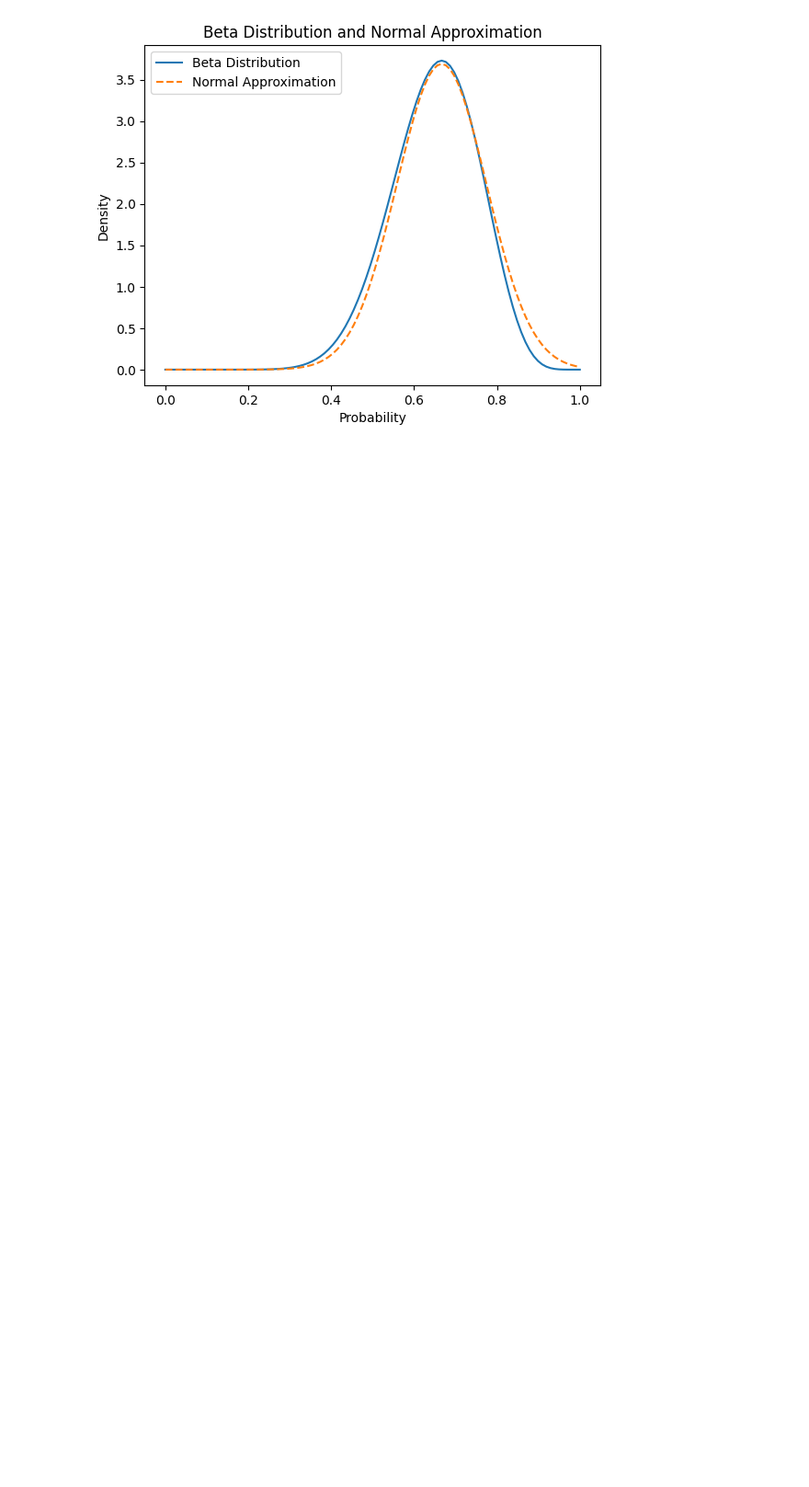
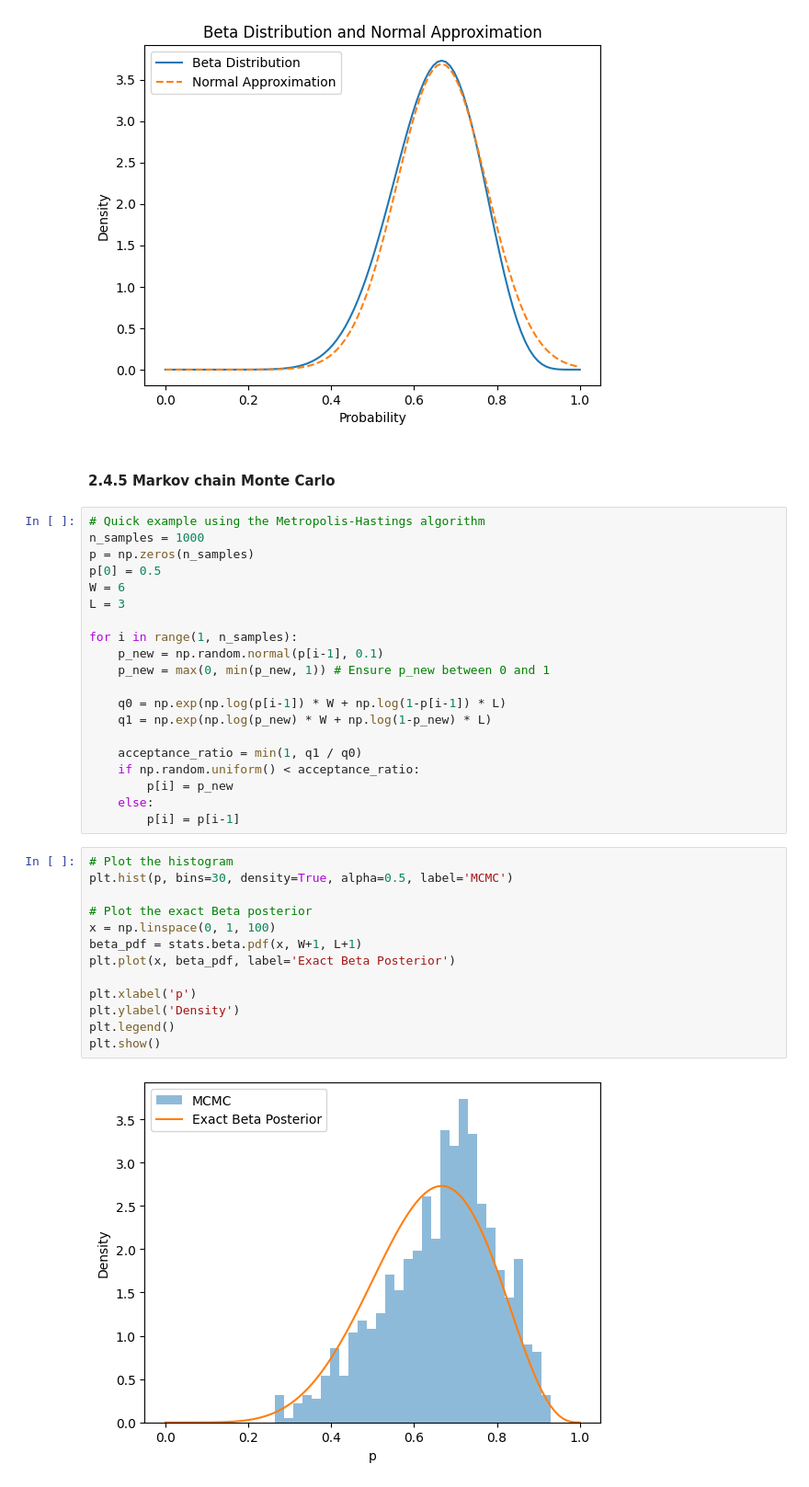
Before and after one commit to beckspark/statistical_rethinking_a_bayesian_course, a Jupyter notebook: notebooks/02_bayesian_analysis.ipynb, the cells around one changed output. Shown at 92% size. Cells and saved outputs as stored; diff of their text form; blank space fills up the shorter version.

Commit message:
Add 2.4.5 -- MCMC intro example.

```diff
--- a/notebooks/02_bayesian_analysis.ipynb
+++ b/notebooks/02_bayesian_analysis.ipynb
@@ -166,3 +166,40 @@ plt.title('Beta Distribution and Normal Approximation')
 plt.show()
 # %% [output]
 [figure]
+# %% [markdown]
+#### 2.4.5 Markov chain Monte Carlo
+# %%
+# Quick example using the Metropolis-Hastings algorithm
+n_samples = 1000
+p = np.zeros(n_samples)
+p[0] = 0.5
+W = 6
+L = 3
+
+for i in range(1, n_samples):
+    p_new = np.random.normal(p[i-1], 0.1)
+    p_new = max(0, min(p_new, 1)) # Ensure p_new between 0 and 1
+
+    q0 = np.exp(np.log(p[i-1]) * W + np.log(1-p[i-1]) * L)
+    q1 = np.exp(np.log(p_new) * W + np.log(1-p_new) * L)
+
+    acceptance_ratio = min(1, q1 / q0)
+    if np.random.uniform() < acceptance_ratio:
+        p[i] = p_new
+    else:
+        p[i] = p[i-1]
+# %%
+# Plot the histogram
+plt.hist(p, bins=30, density=True, alpha=0.5, label='MCMC')
+
+# Plot the exact Beta posterior
+x = np.linspace(0, 1, 100)
+beta_pdf = stats.beta.pdf(x, W+1, L+1)
+plt.plot(x, beta_pdf, label='Exact Beta Posterior')
+
+plt.xlabel('p')
+plt.ylabel('Density')
+plt.legend()
+plt.show()
+# %% [output]
+[figure, added]
```
